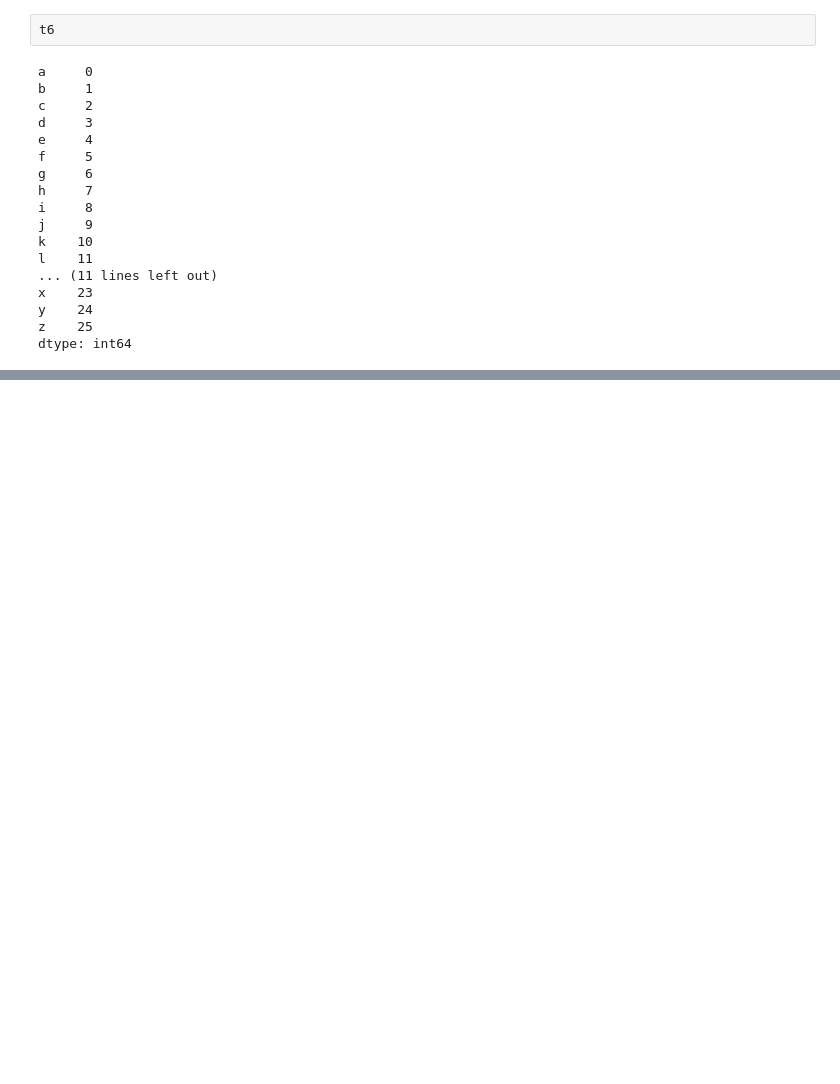
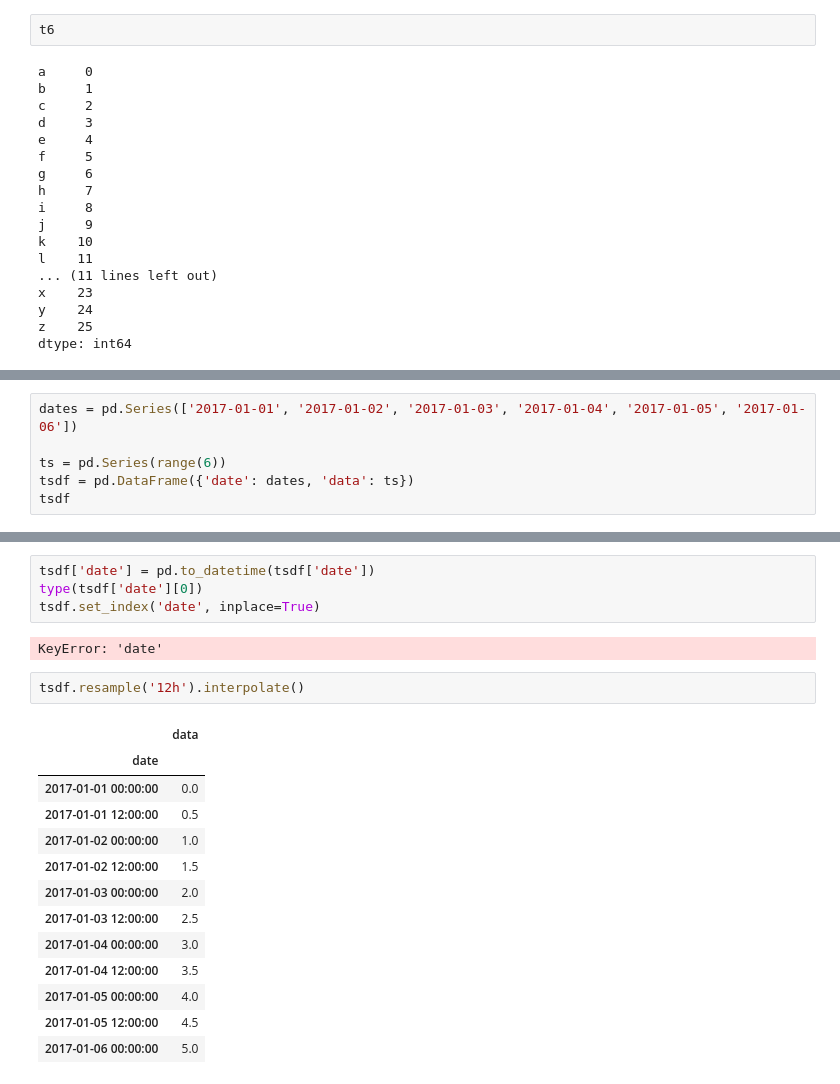
Before and after one commit to jshreynolds/pandas-workshop, a Jupyter notebook: Chapter02/workbook.ipynb, the cells around one changed output, grey strips where cells are left out. Cells and saved outputs as stored; diff of their text form; blank space fills up the shorter version.

```diff
--- a/Chapter02/workbook.ipynb
+++ b/Chapter02/workbook.ipynb
@@ -404,0 +470,6 @@ dtype: int64
+# %%
+dates = pd.Series(['2017-01-01', '2017-01-02', '2017-01-03', '2017-01-04', '2017-01-05', '2017-01-06'])
+
+ts = pd.Series(range(6))
+tsdf = pd.DataFrame({'date': dates, 'data': ts})
+tsdf
@@ -404,0 +484,22 @@ dtype: int64
+# %%
+tsdf['date'] = pd.to_datetime(tsdf['date'])
+type(tsdf['date'][0])
+tsdf.set_index('date', inplace=True)
+# %% [output]
+KeyError: 'date'
+# %%
+tsdf.resample('12h').interpolate()
+# %% [output]
+|  | data |
+| date |  |
+| 2017-01-01 00:00:00 | 0.0 |
+| 2017-01-01 12:00:00 | 0.5 |
+| 2017-01-02 00:00:00 | 1.0 |
+| 2017-01-02 12:00:00 | 1.5 |
+| 2017-01-03 00:00:00 | 2.0 |
+| 2017-01-03 12:00:00 | 2.5 |
+| 2017-01-04 00:00:00 | 3.0 |
+| 2017-01-04 12:00:00 | 3.5 |
+| 2017-01-05 00:00:00 | 4.0 |
+| 2017-01-05 12:00:00 | 4.5 |
+| 2017-01-06 00:00:00 | 5.0 |
```
Also changed, not shown: parts of 13 cells of this notebook, 5 other files.
